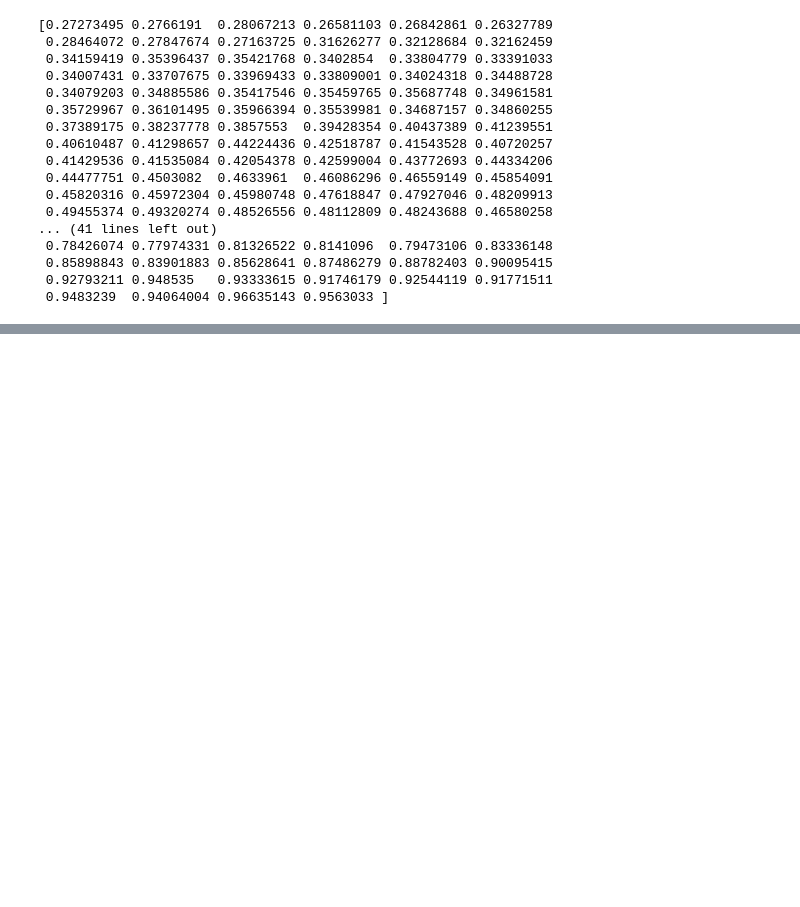
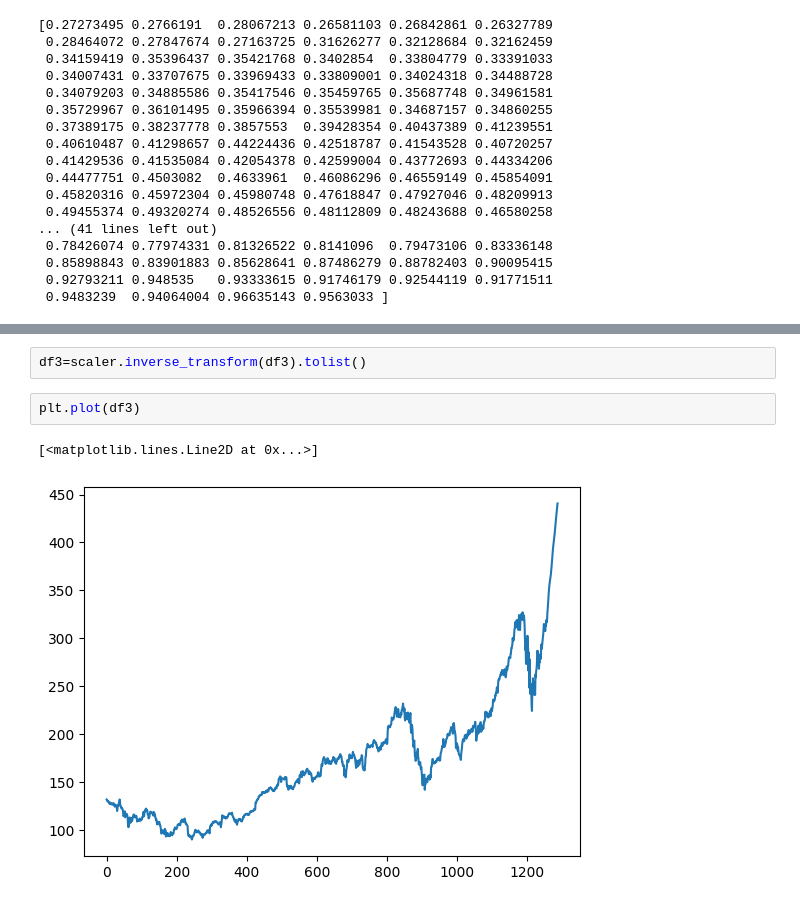
Before and after one commit to Nashra-Tazmeen/Stock-Price-Prediction-And-Forecasting-Using-Stacked-LSTM-, a Jupyter notebook: stock_price_prediction_and_forecasting.ipynb, the cells around one changed output, grey strips where cells are left out. Drawn from its saved outputs; the diff is of its cells as text; blank space fills up the shorter version.

```diff
--- a/stock_price_prediction_and_forecasting.ipynb
+++ b/stock_price_prediction_and_forecasting.ipynb
@@ -146,0 +387,7 @@ print(y_test)
+# %%
+df3=scaler.inverse_transform(df3).tolist()
+# %%
+plt.plot(df3)
+# %% [output]
+[<matplotlib.lines.Line2D at 0x...>]
+[figure, added]
```
Also changed, not shown: parts of 25 cells of this notebook.
